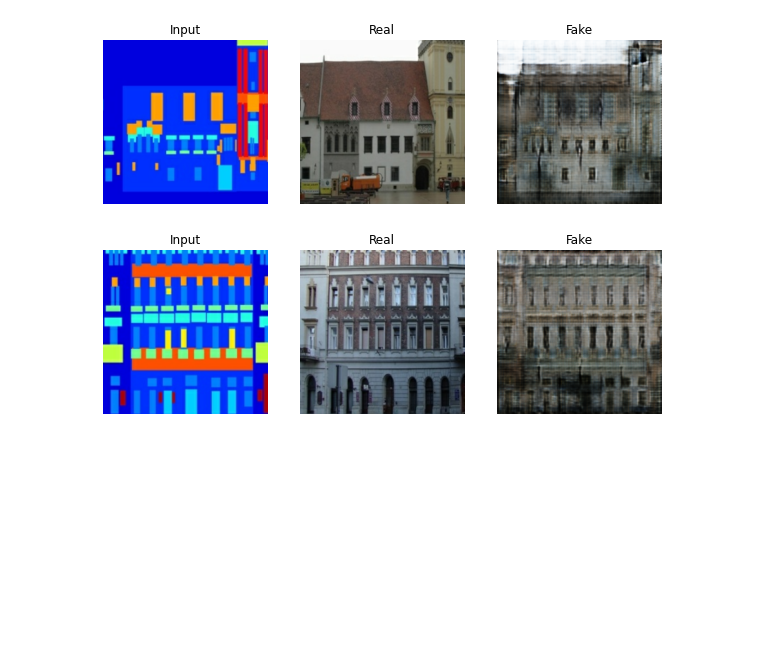
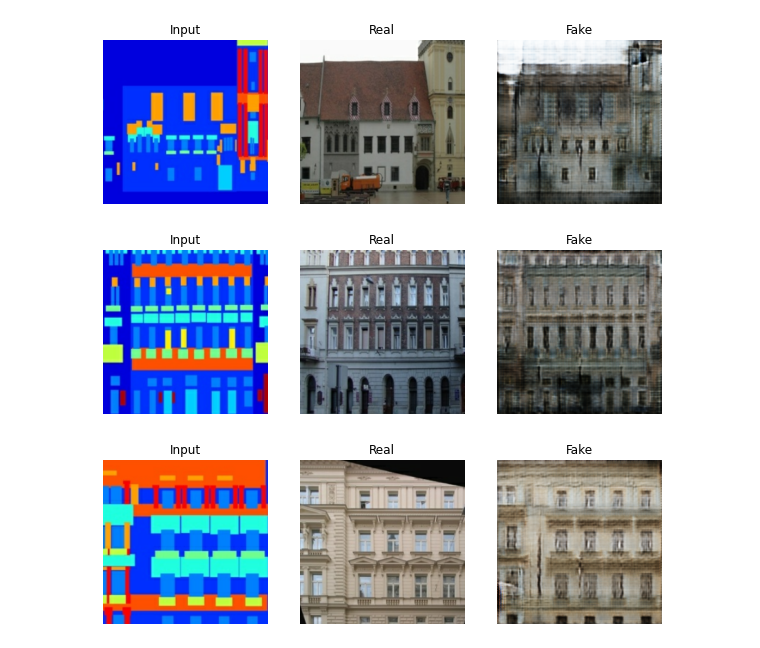
Before and after one commit to sunrimii/TF-project, a Jupyter notebook: Pix2Pix.ipynb, the cells around one changed output. Cells and saved outputs as stored; diff of their text form; code cells hidden in the pictures; blank space fills up the shorter version.

```diff
--- a/Pix2Pix.ipynb
+++ b/Pix2Pix.ipynb
@@ -277,3 +281,7 @@ show(1)
 show(1)
 # %% [output]
 [figure]
+# %%
+show(1)
+# %% [output]
+[figure, added]
```
Also changed, not shown: parts of 4 cells of this notebook.
